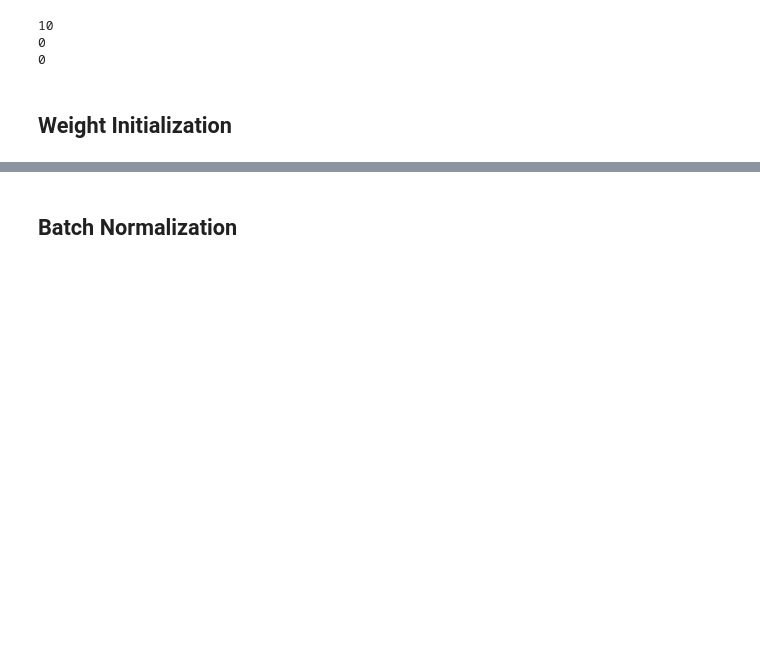
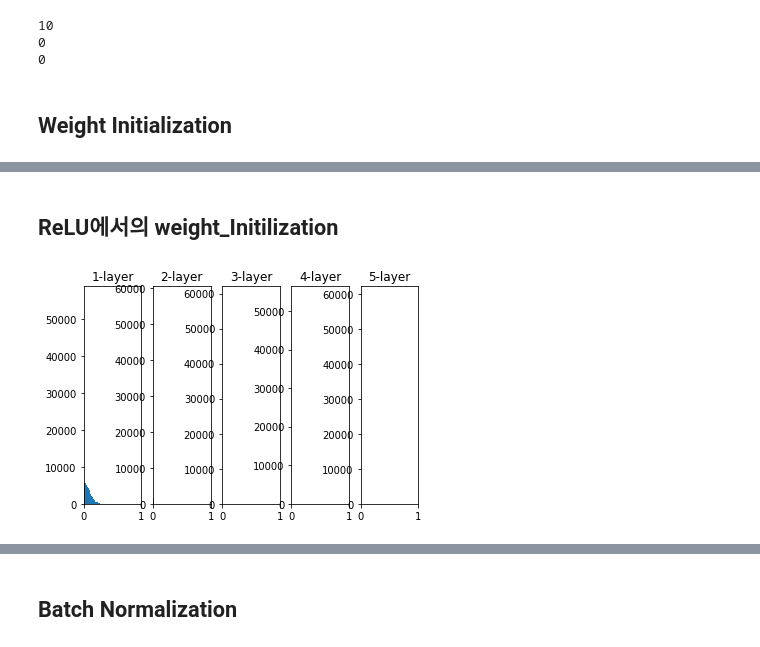
Before and after one commit to bernard-choi/CS231n, a Jupyter notebook: Chapter6_Training_NN_1/Training_NN_1.ipynb, the cells around one changed output, grey strips where cells are left out. Drawn from its saved outputs; the diff is of its cells as text; code cells hidden in the pictures; blank space fills up the shorter version.

```diff
--- a/Chapter6_Training_NN_1/Training_NN_1.ipynb
+++ b/Chapter6_Training_NN_1/Training_NN_1.ipynb
@@ -160,0 +245,29 @@ print(relu_layer3.backward(1)) #  0 0보다 작은 구간에서 graident가 죽
+# %% [markdown]
+## ReLU에서의 weight_Initilization
+# %%
+activations = {}
+x = input_data
+for i in range(hidden_layer_size):
+    if i != 0:
+        x = activations[i-1]
+
+    #variation  of initializers
+    w = np.random.randn(node_num, node_num) *0.01 # 가중치의 표준편차 1
+    a = np.dot(x,w)
+
+    #variation of activation functions
+    z = ReLU(a)
+
+    activations[i] = z
+
+for i, a in activations.items():
+    plt.subplot(1, len(activations), i+1)
+    plt.title(str(i+1) + '-layer')
+    plt.hist(a.flatten(), 30)
+    plt.xlim(0,1)
+plt.show()
+
+## 결과를 보면 std = 0.01일 때의 각층의 활성화 값들이 아주 작은 값들입니다. 신경망에 아주 작은 데이터가 흐른다는 것은 역전파 때 가중치의 기울기 역시 작아진다는 뜻
+## 이는 중대한 문제이며 실제로도 학습이 이뤄지지 않을 것이다.
+# %% [output]
+[figure, added]
```
Also changed, not shown: parts of 9 cells of this notebook.
